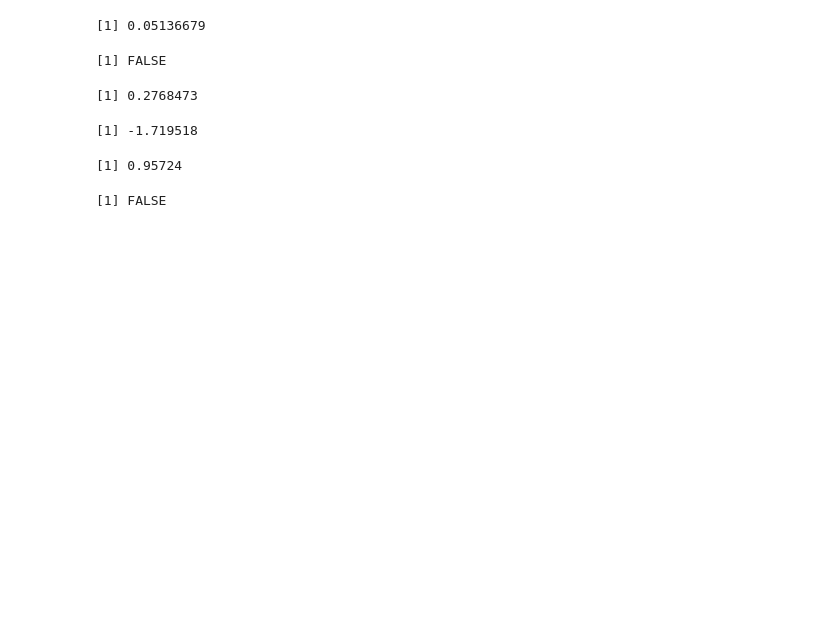
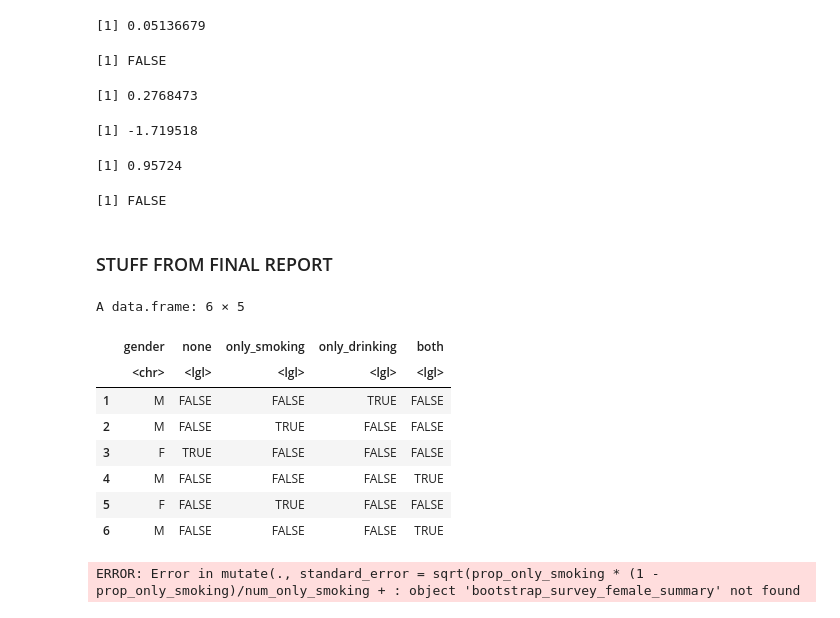
Before and after one commit to Herman-Liao/stat-201-group-project, a Jupyter notebook: Final Report Scratch Work.ipynb, the cells around one changed output. Saved outputs shown, nothing was run; the diff lists cells and outputs as text; code cells hidden in the pictures; blank space fills up the shorter version.

```diff
--- a/Final Report Scratch Work.ipynb
+++ b/Final Report Scratch Work.ipynb
@@ -404,3 +404,56 @@ reject_null
 # %% [output]
 [1] 0.95724
 [1] FALSE
+# %% [markdown]
+### STUFF FROM FINAL REPORT
+# %%
+# Clean and wrangle data; we are only interested in people who have lung cancer and whether or not they smoked and/or consumed alcohol
+# We mutate the data this way to properly separate all combinations of smoking and drinking
+# We want the difference in proportions for only smoking minus only drinking
+survey_clean_wrangled <- survey_2 %>%
+    filter(lung_cancer == TRUE) %>%
+    select(gender, smoking, alcohol_consuming) %>%
+    mutate(none = !smoking & !alcohol_consuming,
+           only_smoking = smoking & !alcohol_consuming,
+           only_drinking = !smoking & alcohol_consuming,
+           both = smoking & alcohol_consuming) %>%
+    select(-alcohol_consuming, -smoking)
+
+head(survey_clean_wrangled)
+# %% [output]
+A data.frame: 6 × 5
+|  | gender | none | only_smoking | only_drinking | both |
+|  | <chr> | <lgl> | <lgl> | <lgl> | <lgl> |
+| 1 | M | FALSE | FALSE | TRUE | FALSE |
+| 2 | M | FALSE | TRUE | FALSE | FALSE |
+| 3 | F | TRUE | FALSE | FALSE | FALSE |
+| 4 | M | FALSE | FALSE | FALSE | TRUE |
+| 5 | F | FALSE | TRUE | FALSE | FALSE |
+| 6 | M | FALSE | FALSE | FALSE | TRUE |
+# %%
+# Calculate p-hat and z-score using worksheet 8 section 3.4, then calculate p-value and check if p-value < alpha
+# Is captured supposed to be if 0 is included or if sample_diff_in_props_female and sample_diff_in_props_male is included?
+bootstrap_survey_female_calcs <- bootstrap_survey_female_summary %>%
+    mutate(standard_error = sqrt(prop_only_smoking * (1 - prop_only_smoking) / num_only_smoking + prop_only_drinking * (1 - prop_only_drinking) / num_only_drinking),
+           lower_ci = diff_in_props - qnorm(alpha / 2, lower.tail = FALSE) * standard_error,
+           upper_ci = diff_in_props + qnorm(alpha / 2, lower.tail = FALSE) * standard_error,
+           captured = lower_ci <= 0 & 0 <= upper_ci,
+           p_hat = (num_only_smoking * prop_only_smoking + num_only_drinking * prop_only_drinking) / (num_only_smoking + num_only_drinking),
+           z_score = diff_in_props / sqrt(p_hat * (1 - p_hat) * (1 / num_only_smoking + 1 / num_only_drinking)),
+           p_value = pnorm(z_score, lower.tail = FALSE),
+           reject_null = p_value < alpha)
+
+bootstrap_survey_male_calcs <- bootstrap_survey_male_summary %>%
+    mutate(standard_error = sqrt(prop_only_smoking * (1 - prop_only_smoking) / num_only_smoking + prop_only_drinking * (1 - prop_only_drinking) / num_only_drinking),
+           lower_ci = diff_in_props - qnorm(alpha / 2, lower.tail = FALSE) * standard_error,
+           upper_ci = diff_in_props + qnorm(alpha / 2, lower.tail = FALSE) * standard_error,
+           captured = lower_ci <= 0 & 0 <= upper_ci,
+           p_hat = (num_only_smoking * prop_only_smoking + num_only_drinking * prop_only_drinking) / (num_only_smoking + num_only_drinking),
+           z_score = diff_in_props / sqrt(p_hat * (1 - p_hat) * (1 / num_only_smoking + 1 / num_only_drinking)),
+           p_value = pnorm(z_score, lower.tail = FALSE),
+           reject_null = p_value < alpha)
+
+head(bootstrap_survey_female_calcs)
+head(bootstrap_survey_male_calcs)
+# %% [output]
+ERROR: Error in mutate(., standard_error = sqrt(prop_only_smoking * (1 - prop_only_smoking)/num_only_smoking + : object 'bootstrap_survey_female_summary' not found
```
Also changed, not shown: parts of 2 cells of this notebook.
